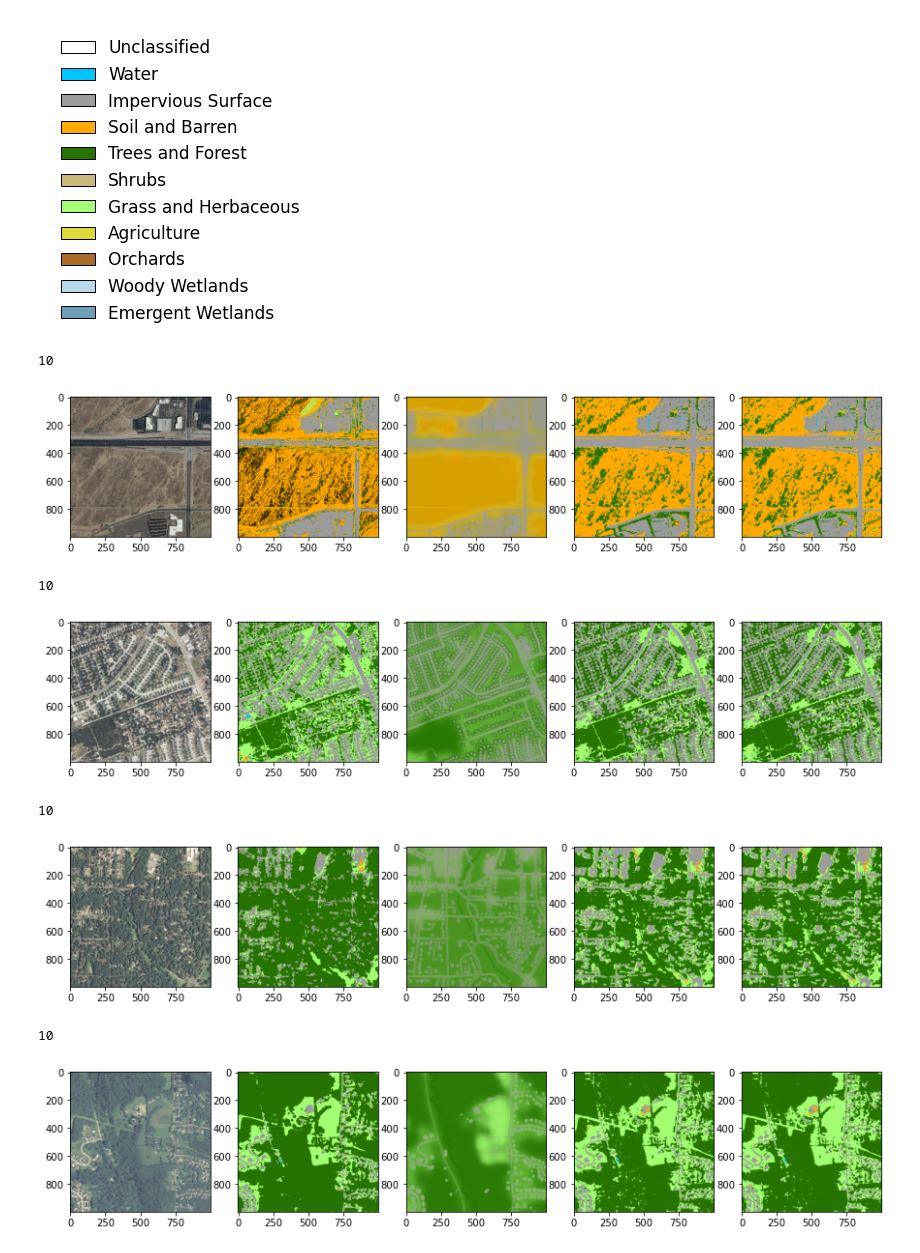
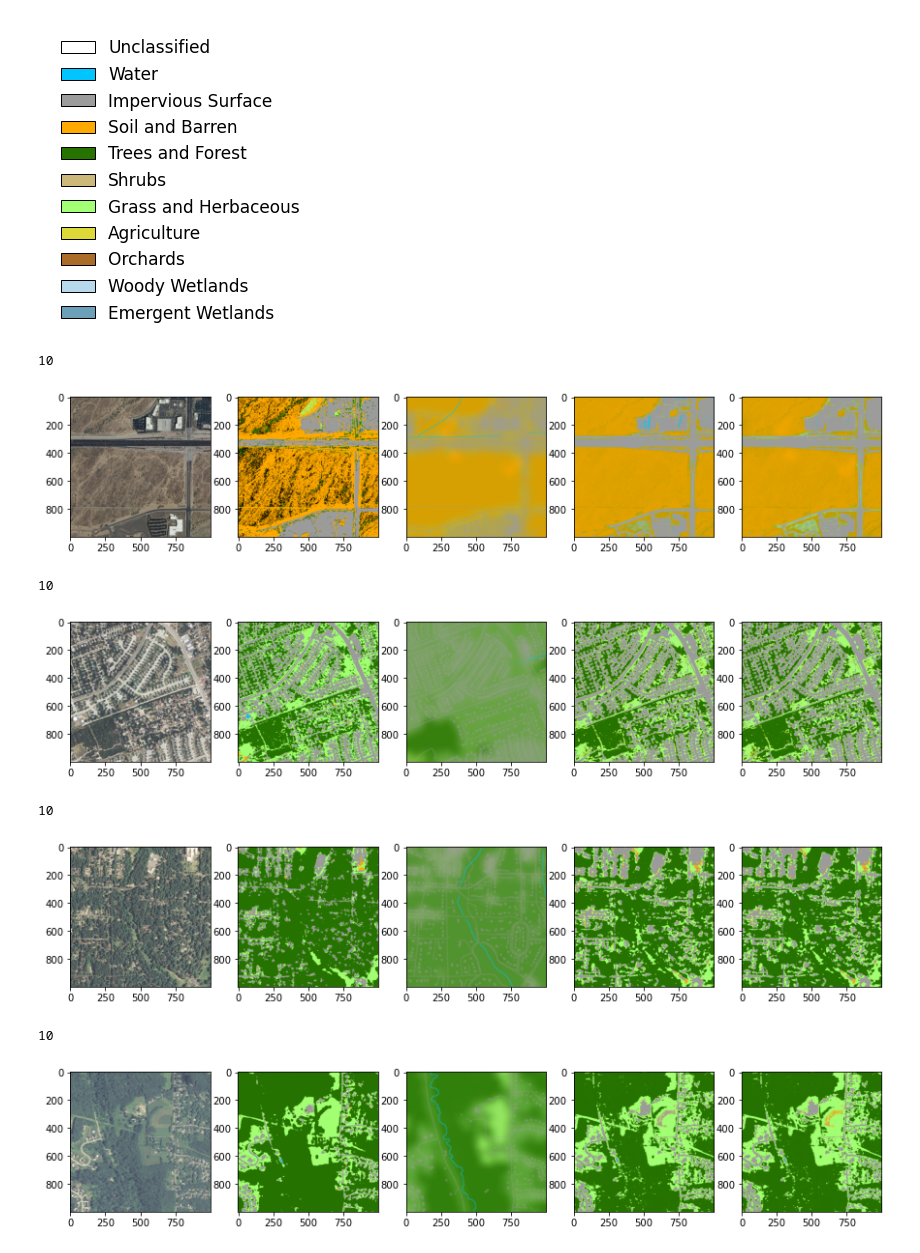
Before and after one commit to estherrolf/implicit-posterior, a Jupyter notebook: evaluation/visualize_output/visualize_output_enviroatlas.ipynb, the cells around one changed output. Cells and saved outputs as stored; diff of their text form; code cells hidden in the pictures.

```diff
--- a/evaluation/visualize_output/visualize_output_enviroatlas.ipynb
+++ b/evaluation/visualize_output/visualize_output_enviroatlas.ipynb
@@ -45,7 +45,11 @@ states_to_eval = ['phoenix_az-2010_1m',
                   'pittsburgh_pa-2010_1m'
                 ]
 
-loss_to_eval_options = ['qr_forward']#, 'qr_reverse']
+loss_to_eval_options = [
+    'qr_forward',
+ #   'qr_reverse',
+#    'ce'
+]
 
 prior_version = 'from_cooccurrences_101_31'
 prior_name = f'prior_{prior_version}'
@@ -57,7 +61,7 @@ for state in states_to_eval:
 
     for loss in loss_to_eval_options:
   #  for loss in [1]:
-        data_dir = '{torchgeo_data_dir}/enviroatlas'
+        data_dir = f'{torchgeo_data_dir}/enviroatlas_lotp'
         data_dir_this_set = os.path.join(data_dir,f'{state}-{set_this}_tiles-debuffered')
 
         # uncomment to pick which to show
@@ -67,29 +71,30 @@ for state in states_to_eval:
 #         compute_r = True
 
 #         # 2. qr from scratch
-#         if loss == 'qr_forward':
-#             run_name = f'{state}_fcn_0.0001_{loss}_{prior_version}_additive_smooth_0.0001_prior_smooth_0.0001'
-#         elif loss == 'qr_reverse':
-#             run_name = f'{state}_fcn_0.001_{loss}_{prior_version}_additive_smooth_0.0001_prior_smooth_0.0001'
+        compute_r = True
+        if loss == 'qr_forward':
+            run_name = f'{state}_fcn_1e-05_{loss}_{prior_version}_additive_smooth_0.0001_prior_smooth_0.0001'
+        elif loss == 'qr_reverse':
+            run_name = f'{state}_fcn_0.001_{loss}_{prior_version}_additive_smooth_0.0001_prior_smooth_0.0001'
 
 
         # 3. highres with prior as input
-     #   run_name = f'pittsburgh_pa-2010_1m_fcn_0.001_nll_with_prior'
-     #   compute_r = False
+#         run_name = f'pittsburgh_pa-2010_1m_fcn_0.0001_ce_with_prior'
+#         compute_r = False
 
-        # 4. highres withput prior as input
+        # 4. highres without prior as input
    #     run_name = f'pittsburgh_pa-2010_1m_fcn_0.001_nll'
    #     compute_r = False
 
         # 5. output from learned priors
-        prior_version = 'learned_101_31'
-        prior_name = f'prior_{prior_version}'
+#         prior_version = 'learned_101_31'
+#         prior_name = f'prior_{prior_version}'
 
-        run_name = f'pa_checkpoint_{state}_fcn_1e-05_{loss}_{prior_version}_additive_smooth_0.0001_prior_smooth_0.0001'
-        compute_r = True
+#         run_name = f'pa_checkpoint_{state}_fcn_1e-05_{loss}_{prior_version}_additive_smooth_0.0001_prior_smooth_0.0001'
+#         compute_r = True
 
 
-        pred_dir = f'{torchgeo_pred_dir}/{run_name}/enviroatlas'
+        pred_dir = f'{torchgeo_pred_dir}/{run_name}/enviroatlas_lotp'
         pred_dir_this_set = os.path.join(pred_dir,f'{state}-{set_this}_tiles-debuffered')
 
         fns = os.listdir(data_dir_this_set)
@@ -111,42 +116,40 @@ for state in states_to_eval:
             # reindex
             hr_lc = reindex_ea(lc.map_raw_lc_to_idx['enviroatlas'][hr_lc], classes_keep)
 
             preds_this_soft = rasterio.open(pred_fn_this).read()
 
+            h1, h2 = 1000,2000
+            w1, w2 = 1000,2000
             # now do r
+
             if compute_r:
                 prior_this = rasterio.open(fn_this.replace('h_highres_labels.tif',f'{prior_name}.tif')).read()
 
                 prior = (prior_this / 255. + p_add_smooth) / (prior_this / 255. + p_add_smooth).sum(axis=0)
 
                 z = (preds_this_soft.T / preds_this_soft.sum(axis=(1,2)) ).T
                 preds_r_soft = (prior*z)/(prior*z).sum(axis=0)
-
-                h1, h2 = 1000,2000
-                w1,w2 = 1000,2000
 
                 fig, ax = plt.subplots(1,5,figsize=(15,3))
                 ax[0].imshow(img_this[:3,h1:h2,w1:w2].T.swapaxes(0,1))
                 ax[1].imshow(lc.vis_lc_from_colors(hr_lc[h1:h2,w1:w2], colors).T.swapaxes(0,1))
                 ax[2].imshow(lc.vis_lc_from_colors(prior[:,h1:h2,w1:w2], colors).T.swapaxes(0,1))
                 ax[3].imshow(lc.vis_lc_from_colors(preds_this_soft[:,h1:h2,w1:w2], colors).T.swapaxes(0,1))
                 ax[4].imshow(lc.vis_lc_from_colors(preds_r_soft[:,h1:h2,w1:w2], colors).T.swapaxes(0,1))
                 plt.show()
 
             else:
-                h1, h2 = 0,1000,2000
-                w1,w2 = 1000,2000
                 fig, ax = plt.subplots(1,3,figsize=(15,3))
                 ax[0].imshow(img_this[:3,h1:h2,w1:w2].T.swapaxes(0,1))
                 ax[1].imshow(lc.vis_lc_from_colors(hr_lc[h1:h2,w1:w2], colors).T.swapaxes(0,1))
                 ax[2].imshow(lc.vis_lc_from_colors(preds_this_soft[:,h1:h2,w1:w2], colors).T.swapaxes(0,1))
                 plt.show()
 # %% [output]
 10
-[figure, old version]
+[figure, new version]
 10
 [figure]
 10
-[figure, old version]
+[figure, new version]
 10
-[figure, old version]
+[figure, new version]
```
Also changed, not shown: parts of 1 cell of this notebook, 1 other file.
